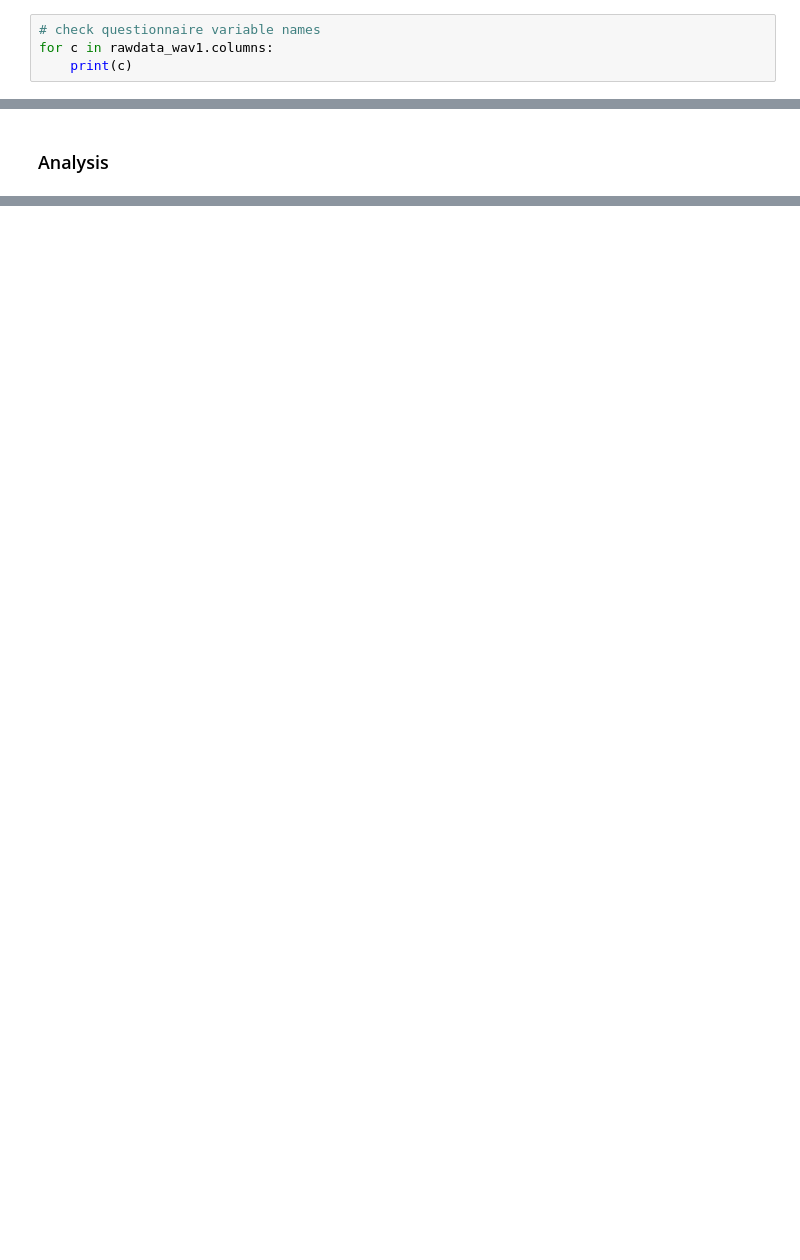
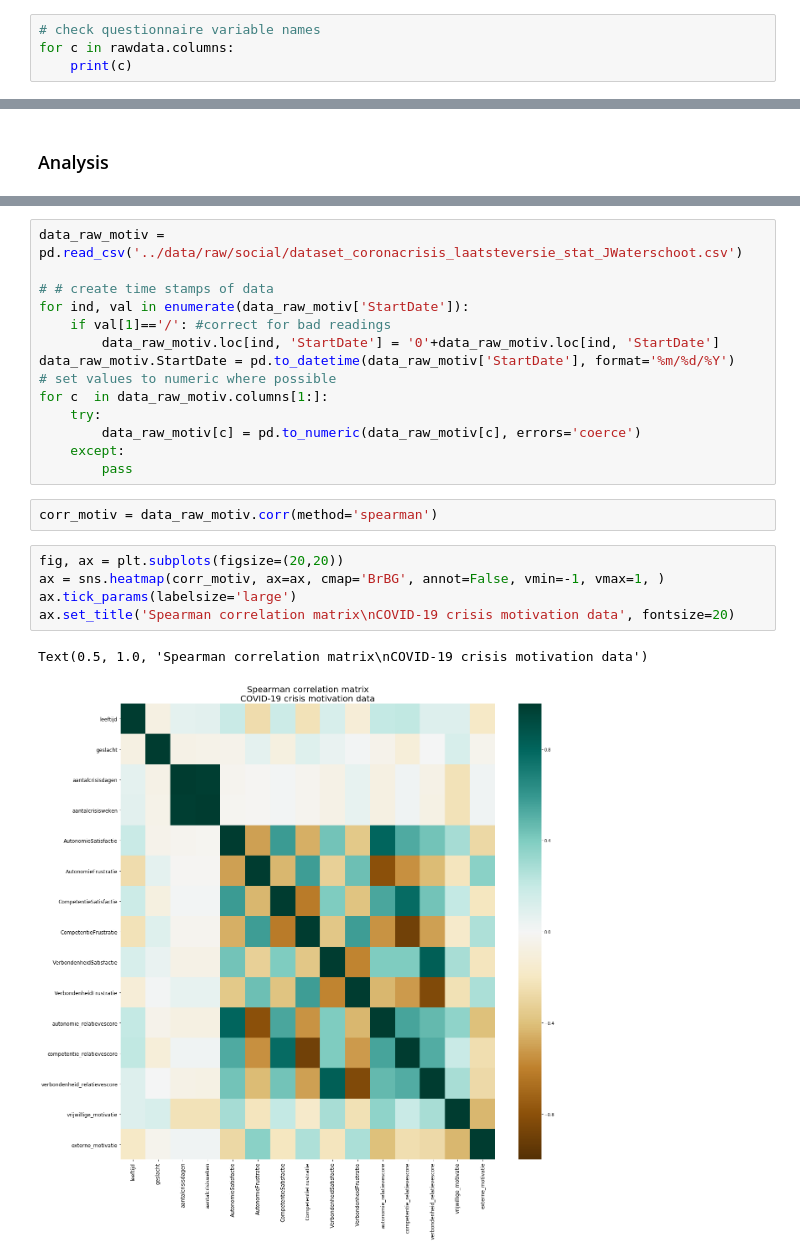
Before and after one commit to mghijs/COVID19-Model, a Jupyter notebook: notebooks/social_PROMIS_data.ipynb, the cells around one changed output, grey strips where cells are left out. Cells and saved outputs as stored; diff of their text form; blank space fills up the shorter version.

```diff
--- a/notebooks/social_PROMIS_data.ipynb
+++ b/notebooks/social_PROMIS_data.ipynb
@@ -43,4 +50,4 @@ ax.plot(rawdata['Slaap_tot_T'], '*')
 # %%
 # check questionnaire variable names
-for c in rawdata_wav1.columns:
+for c in rawdata.columns:
     print(c)
@@ -59,0 +90,24 @@ ax.tick_params(labelsize='large')
+# %%
+data_raw_motiv = pd.read_csv('../data/raw/social/dataset_coronacrisis_laatsteversie_stat_JWaterschoot.csv')
+
+# # create time stamps of data
+for ind, val in enumerate(data_raw_motiv['StartDate']):
+    if val[1]=='/': #correct for bad readings
+        data_raw_motiv.loc[ind, 'StartDate'] = '0'+data_raw_motiv.loc[ind, 'StartDate']
+data_raw_motiv.StartDate = pd.to_datetime(data_raw_motiv['StartDate'], format='%m/%d/%Y')
+# set values to numeric where possible
+for c  in data_raw_motiv.columns[1:]:
+    try:
+        data_raw_motiv[c] = pd.to_numeric(data_raw_motiv[c], errors='coerce')
+    except:
+        pass
+# %%
+corr_motiv = data_raw_motiv.corr(method='spearman')
+# %%
+fig, ax = plt.subplots(figsize=(20,20))
+ax = sns.heatmap(corr_motiv, ax=ax, cmap='BrBG', annot=False, vmin=-1, vmax=1, )
+ax.tick_params(labelsize='large')
+ax.set_title('Spearman correlation matrix\nCOVID-19 crisis motivation data', fontsize=20)
+# %% [output]
+Text(0.5, 1.0, 'Spearman correlation matrix\nCOVID-19 crisis motivation data')
+[figure, added]
```
Also changed, not shown: parts of 11 cells of this notebook.
